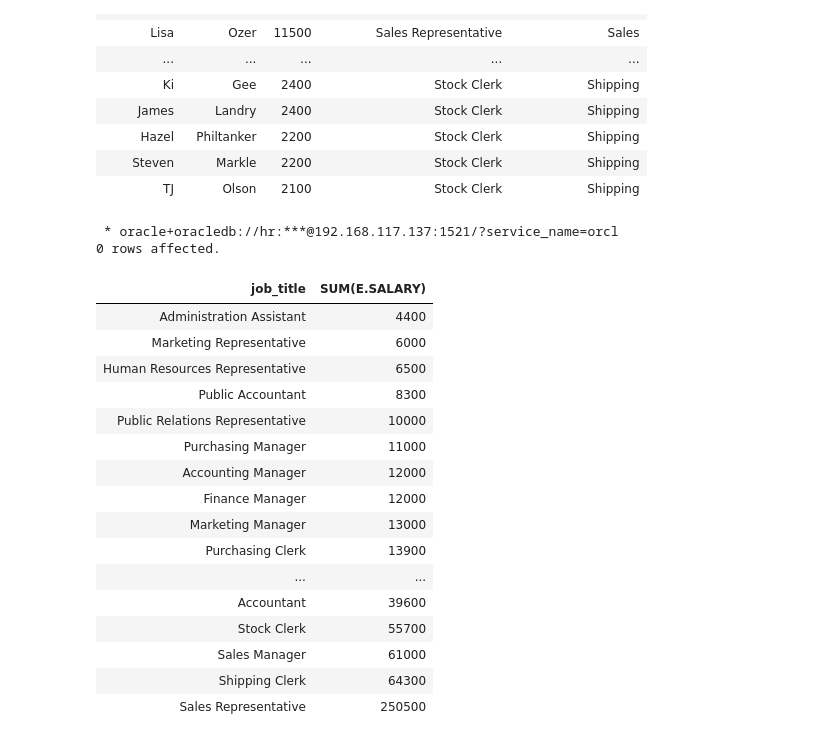
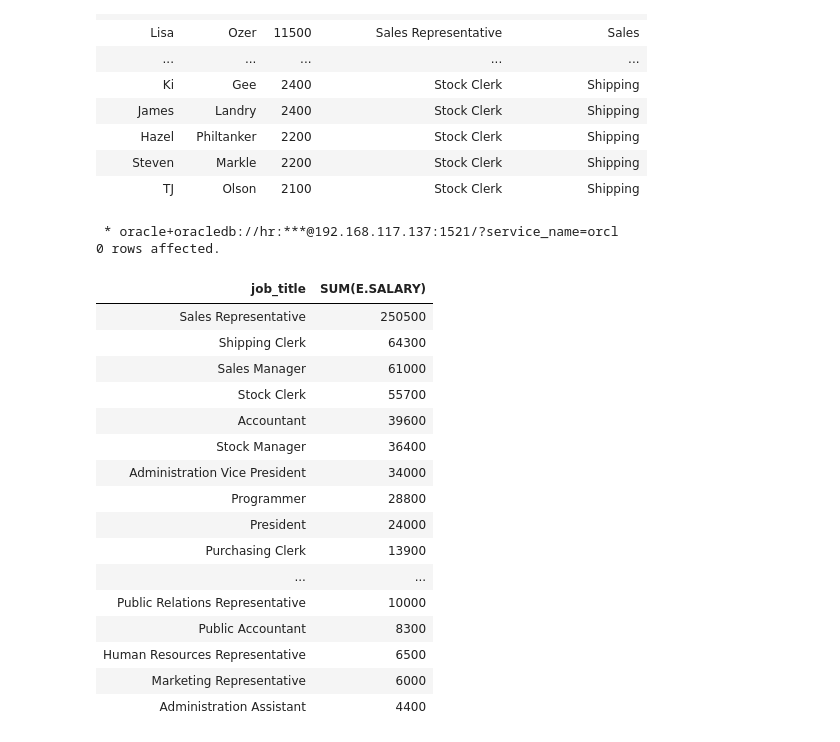
Before and after one commit to Ahmed-Abdallah82/python-oracledb_API, a Jupyter notebook: oracledb_sqlmagic.ipynb, the cells around one changed output. Saved outputs shown, nothing was run; the diff lists cells and outputs as text; code cells hidden in the pictures.

```diff
--- a/oracledb_sqlmagic.ipynb
+++ b/oracledb_sqlmagic.ipynb
@@ -52,25 +50,29 @@ order by e.salary desc, j.job_title, d.department_name
 | Steven | Markle | 2200 | Stock Clerk | Shipping |
 | TJ | Olson | 2100 | Stock Clerk | Shipping |
 # %%
-sal_by_title = %sql select j.job_title, sum(e.salary) from employees e join jobs j on (e.job_id = j.job_id) group by j.job_title order by sum(e.salary)
-sal_by_title
+%%sql
+select j.job_title, sum(e.salary)
+from employees e join jobs j
+on (e.job_id = j.job_id)
+group by j.job_title
+order by sum(e.salary) desc
 # %% [output]
  * oracle+oracledb://hr:***@192.168.117.137:1521/?service_name=orcl
 0 rows affected.
 | job_title | SUM(E.SALARY) |
-| Administration Assistant | 4400 |
-| Marketing Representative | 6000 |
-| Human Resources Representative | 6500 |
-| Public Accountant | 8300 |
-| Public Relations Representative | 10000 |
-| Purchasing Manager | 11000 |
-| Accounting Manager | 12000 |
-| Finance Manager | 12000 |
-| Marketing Manager | 13000 |
+| Sales Representative | 250500 |
+| Shipping Clerk | 64300 |
+| Sales Manager | 61000 |
+| Stock Clerk | 55700 |
+| Accountant | 39600 |
+| Stock Manager | 36400 |
+| Administration Vice President | 34000 |
+| Programmer | 28800 |
+| President | 24000 |
 | Purchasing Clerk | 13900 |
 | ... | ... |
-| Accountant | 39600 |
-| Stock Clerk | 55700 |
-| Sales Manager | 61000 |
-| Shipping Clerk | 64300 |
-| Sales Representative | 250500 |
+| Public Relations Representative | 10000 |
+| Public Accountant | 8300 |
+| Human Resources Representative | 6500 |
+| Marketing Representative | 6000 |
+| Administration Assistant | 4400 |
```
Also changed, not shown: parts of 5 cells of this notebook.
